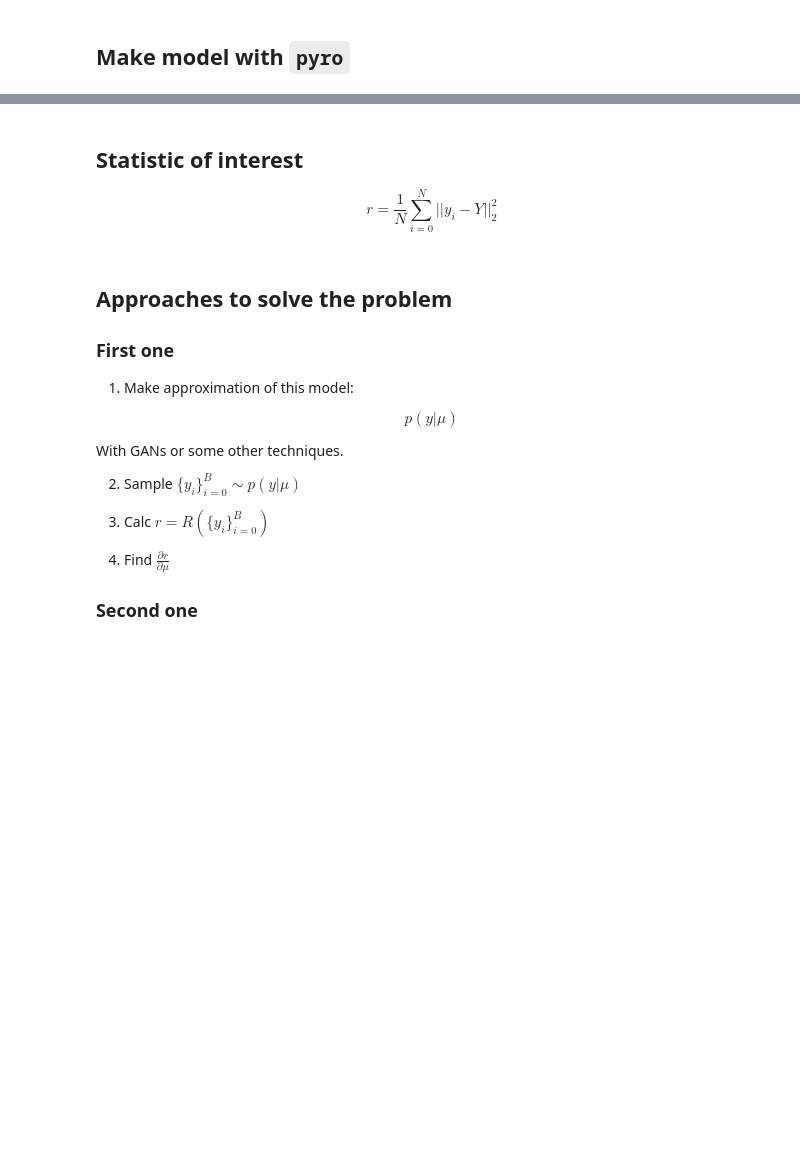
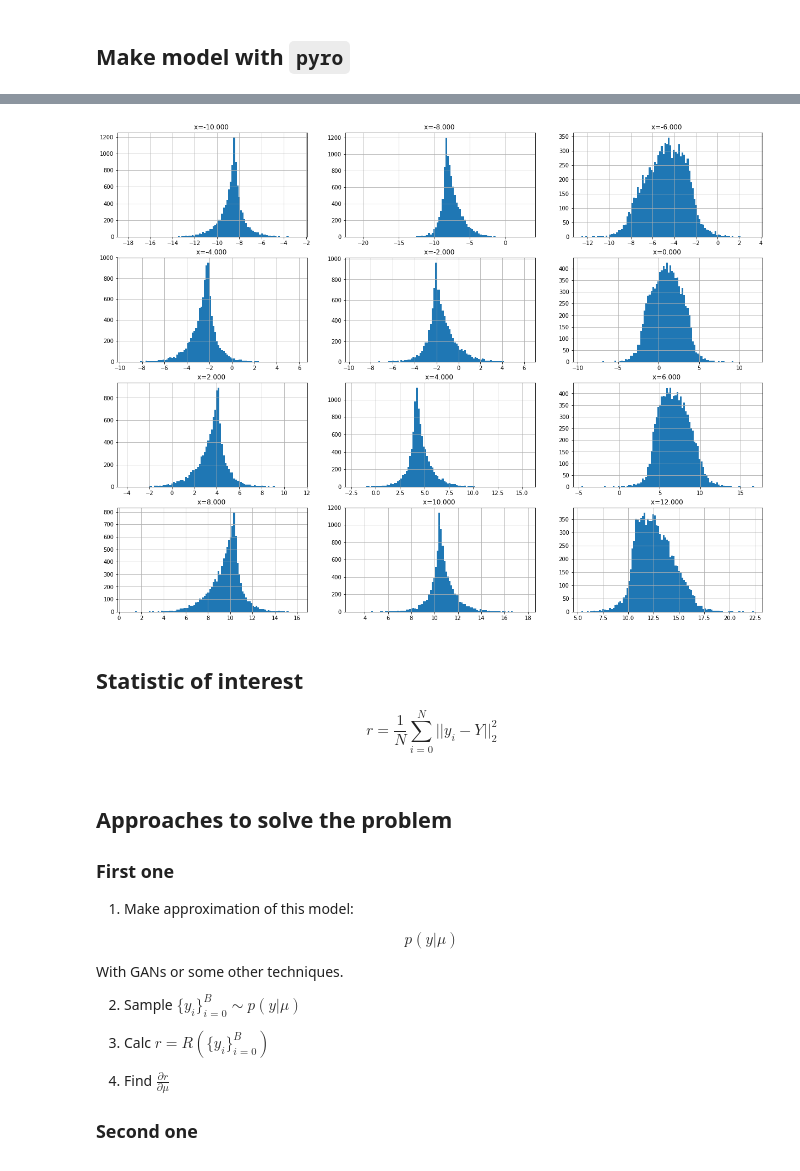
Before and after one commit to SchattenGenie/diff-surrogate, a Jupyter notebook: model.ipynb, the cells around one changed output, grey strips where cells are left out. Cells and saved outputs as stored; diff of their text form; code cells hidden in the pictures; blank space fills up the shorter version.

```diff
--- a/model.ipynb
+++ b/model.ipynb
@@ -78,3 +91,16 @@ plt.hist([conditioned_y_sample().item() for _ in range(10000)], bins=100);
+# %%
+plt.figure(figsize=(21,16))
+x_r = list(range(-10, 15, 2))
+for i in range(4):
+    for j in range(3):
+        plt.subplot(4,3, i*3 + j + 1)
+        y_sampler.make_condition_sample({'X': torch.tensor(float(x_r[i*3 + j]))})
+        plt.hist([y_sampler.condition_sample().item() for _ in range(10000)], bins=100);
+        plt.grid()
+        #plt.legend()
+        plt.title("x={:.3f} ".format(x_r[i*3 + j]))
+# %% [output]
+[figure, added]
 # %% [markdown]
 ## Statistic of interest
 
```
Also changed, not shown: parts of 27 cells of this notebook.
